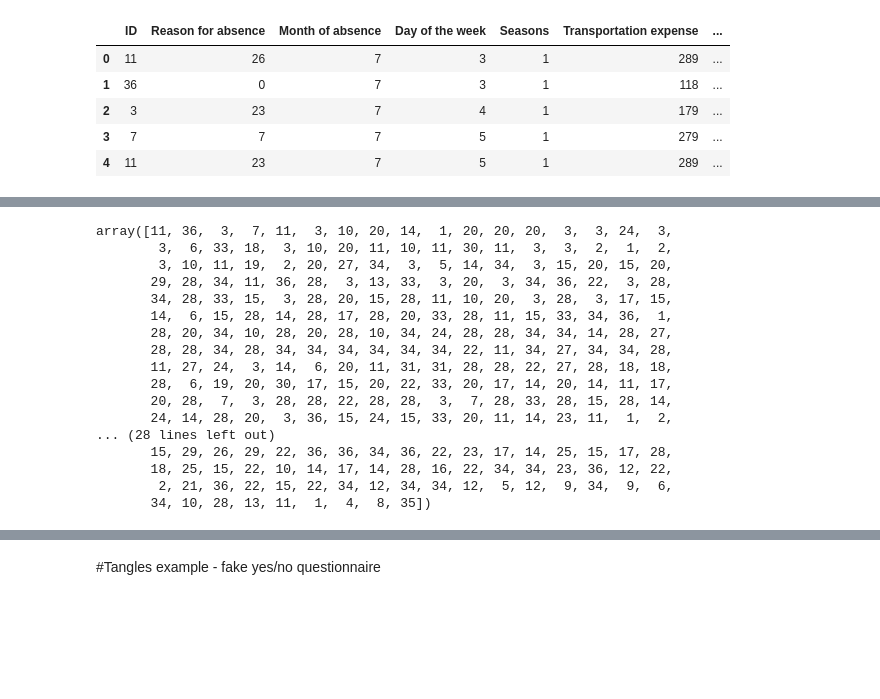
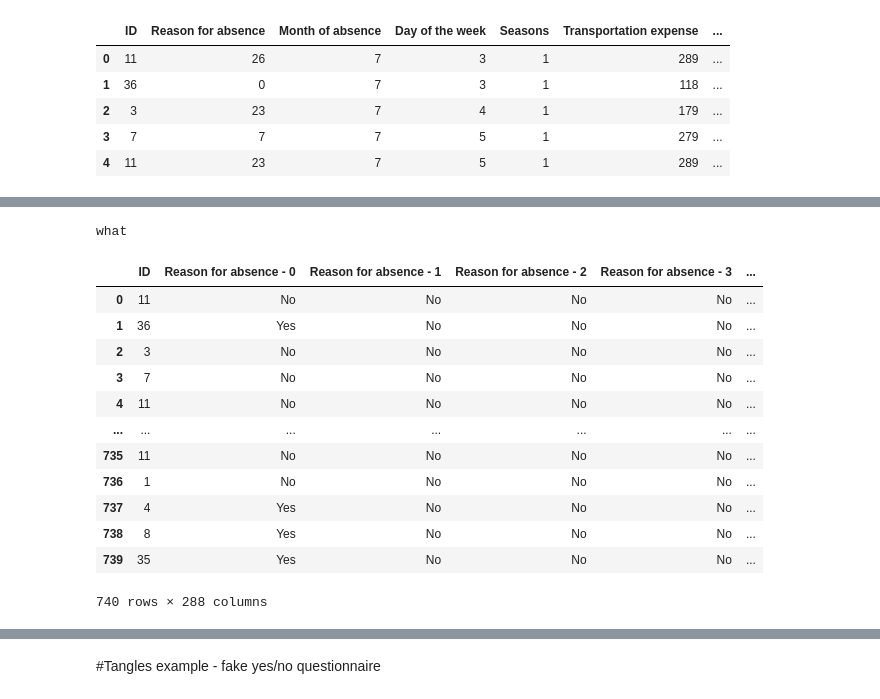
Before and after one commit to zuzannazak/Tangles, a Jupyter notebook: Tangle_playground.ipynb, the cells around one changed output, grey strips where cells are left out. Cells and saved outputs as stored; diff of their text form; code cells hidden in the pictures; blank space fills up the shorter version.

```diff
--- a/Tangle_playground.ipynb
+++ b/Tangle_playground.ipynb
@@ -110,30 +93,34 @@ df_amended_for_tangles["ID"]=df_original["ID"]
-# %%
-arr = df_original["Reason for absence"].to_numpy()
-unique_arr = np.unique(arr)
-# %%
-df_original["ID"].values
-# %% [output]
-array([11, 36,  3,  7, 11,  3, 10, 20, 14,  1, 20, 20, 20,  3,  3, 24,  3,
-        3,  6, 33, 18,  3, 10, 20, 11, 10, 11, 30, 11,  3,  3,  2,  1,  2,
-        3, 10, 11, 19,  2, 20, 27, 34,  3,  5, 14, 34,  3, 15, 20, 15, 20,
-       29, 28, 34, 11, 36, 28,  3, 13, 33,  3, 20,  3, 34, 36, 22,  3, 28,
-       34, 28, 33, 15,  3, 28, 20, 15, 28, 11, 10, 20,  3, 28,  3, 17, 15,
-       14,  6, 15, 28, 14, 28, 17, 28, 20, 33, 28, 11, 15, 33, 34, 36,  1,
-       28, 20, 34, 10, 28, 20, 28, 10, 34, 24, 28, 28, 34, 34, 14, 28, 27,
-       28, 28, 34, 28, 34, 34, 34, 34, 34, 34, 22, 11, 34, 27, 34, 34, 28,
-       11, 27, 24,  3, 14,  6, 20, 11, 31, 31, 28, 28, 22, 27, 28, 18, 18,
-       28,  6, 19, 20, 30, 17, 15, 20, 22, 33, 20, 17, 14, 20, 14, 11, 17,
-       20, 28,  7,  3, 28, 28, 22, 28, 28,  3,  7, 28, 33, 28, 15, 28, 14,
-       24, 14, 28, 20,  3, 36, 15, 24, 15, 33, 20, 11, 14, 23, 11,  1,  2,
-... (28 lines left out)
-       15, 29, 26, 29, 22, 36, 36, 34, 36, 22, 23, 17, 14, 25, 15, 17, 28,
-       18, 25, 15, 22, 10, 14, 17, 14, 28, 16, 22, 34, 34, 23, 36, 12, 22,
-        2, 21, 36, 22, 15, 22, 34, 12, 34, 34, 12,  5, 12,  9, 34,  9,  6,
-       34, 10, 28, 13, 11,  1,  4,  8, 35])
 # %%
-i=0
-original_column = "Reason for absence"
-while i < len(unique_arr):
-  columnname = original_column + " - " + str(unique_arr[i])
-  df_amended_for_tangles[columnname] = (np.where(df_original[original_column].values == i, "Yes", "No"))
-  i=i+1
+df_amended_for_tangles = pd.DataFrame()
+df_amended_for_tangles["ID"]=df_original["ID"]
+
+for columnName in df_original.iteritems():
+  if columnName[0] == "ID":
+    print("what")
+  else:
+    i=0
+    original_column = columnName[0]
+    arr = df_original[str(original_column)].to_numpy()
+    unique_arr = np.unique(arr)
+    while i < len(unique_arr):
+      thiscolumnname = original_column + " - " + str(unique_arr[i])
+      df_amended_for_tangles[thiscolumnname] = (np.where(df_original[original_column].values == i, "Yes", "No"))
+      i=i+1
+
+
+df_amended_for_tangles
+# %% [output]
+what
+|  | ID | Reason for absence - 0 | Reason for absence - 1 | Reason for absence - 2 | Reason for absence - 3 | ... |
+| 0 | 11 | No | No | No | No | ... |
+| 1 | 36 | Yes | No | No | No | ... |
+| 2 | 3 | No | No | No | No | ... |
+| 3 | 7 | No | No | No | No | ... |
+| 4 | 11 | No | No | No | No | ... |
+| ... | ... | ... | ... | ... | ... | ... |
+| 735 | 11 | No | No | No | No | ... |
+| 736 | 1 | No | No | No | No | ... |
+| 737 | 4 | Yes | No | No | No | ... |
+| 738 | 8 | Yes | No | No | No | ... |
+| 739 | 35 | Yes | No | No | No | ... |
+740 rows × 288 columns
```
Also changed, not shown: parts of 2 cells of this notebook.
